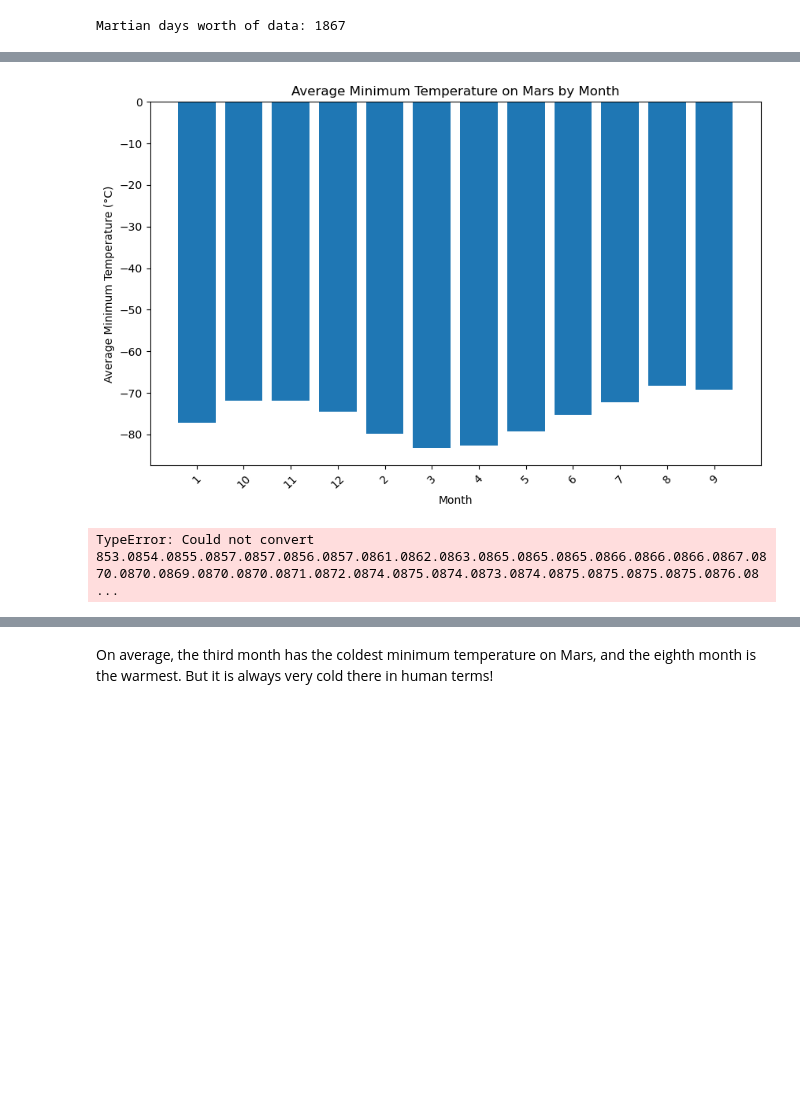
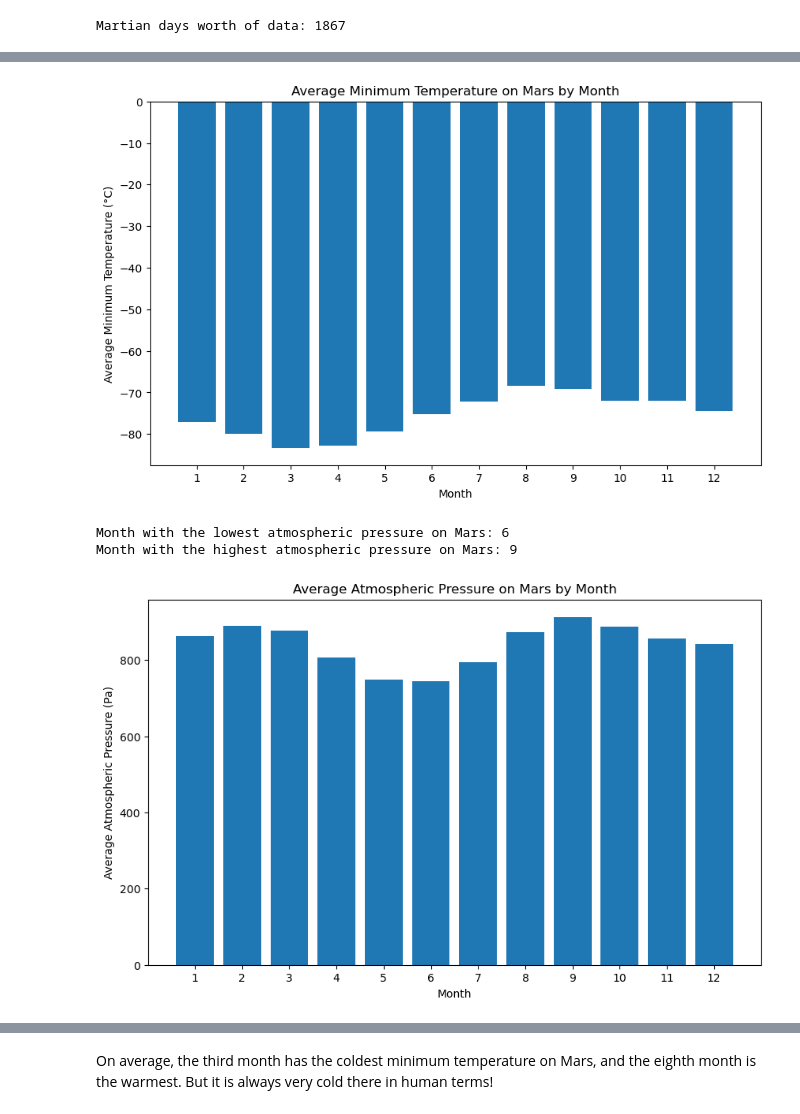
Before and after one commit to mehpree/web-scraping, a Jupyter notebook: part_2_mars_weather.ipynb, the cells around one changed output, grey strips where cells are left out. Drawn from its saved outputs; the diff is of its cells as text; code cells hidden in the pictures; blank space fills up the shorter version.

```diff
--- a/part_2_mars_weather.ipynb
+++ b/part_2_mars_weather.ipynb
@@ -195,31 +198,33 @@ plt.bar(monthly_avg_min_temp.index, monthly_avg_min_temp.values)
 plt.xlabel("Month")
 plt.ylabel("Average Minimum Temperature (°C)")
 plt.title("Average Minimum Temperature on Mars by Month")
-plt.xticks(monthly_avg_min_temp.index, rotation=45)
+plt.xticks(monthly_avg_min_temp.index, rotation=0)
 plt.show()
 # %% [output]
-[figure, old version]
+[figure, new version]
 # %%
 # Identify the coldest and hottest months in Curiosity's location
 monthly_avg_pressure = df.groupby('month')['pressure'].mean()
 
 # Find the month with the lowest and highest atmospheric pressure
 lowest_pressure_month = monthly_avg_pressure.idxmin()
 highest_pressure_month = monthly_avg_pressure.idxmax()
 
 print("Month with the lowest atmospheric pressure on Mars:", lowest_pressure_month)
 print("Month with the highest atmospheric pressure on Mars:", highest_pressure_month)
 
 # Plot the average atmospheric pressure for all months
 plt.figure(figsize=(10, 6))
 plt.bar(monthly_avg_pressure.index, monthly_avg_pressure.values)
 plt.xlabel("Month")
 plt.ylabel("Average Atmospheric Pressure (Pa)")
 plt.title("Average Atmospheric Pressure on Mars by Month")
-plt.xticks(monthly_avg_pressure.index, rotation=45)
+plt.xticks(monthly_avg_pressure.index, rotation=0)
 plt.show()
 # %% [output]
-TypeError: Could not convert 853.0854.0855.0857.0857.0856.0857.0861.0862.0863.0865.0865.0865.0866.0866.0866.0867.0870.0870.0869.0870.0870.0871.0872.0874.0875.0874.0873.0874.0875.0875.0875.0875.0876.08 ...
+Month with the lowest atmospheric pressure on Mars: 6
+Month with the highest atmospheric pressure on Mars: 9
+[figure, added]
 # %%
 # 4. Average pressure by Martian month
 monthly_avg_pressure = df.groupby('month')['pressure'].mean()
```
Also changed, not shown: parts of 7 cells of this notebook, 1 other file.
